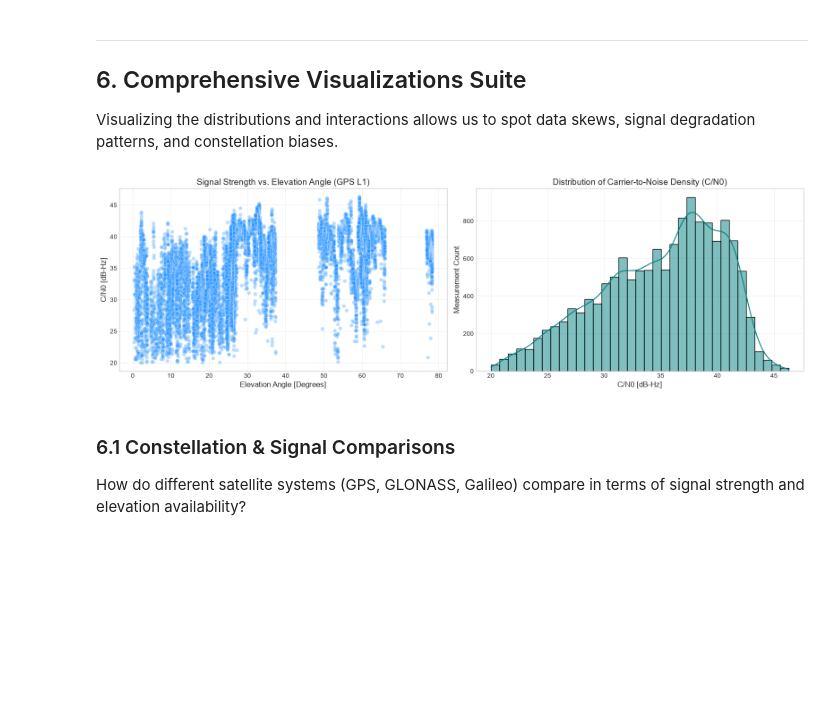
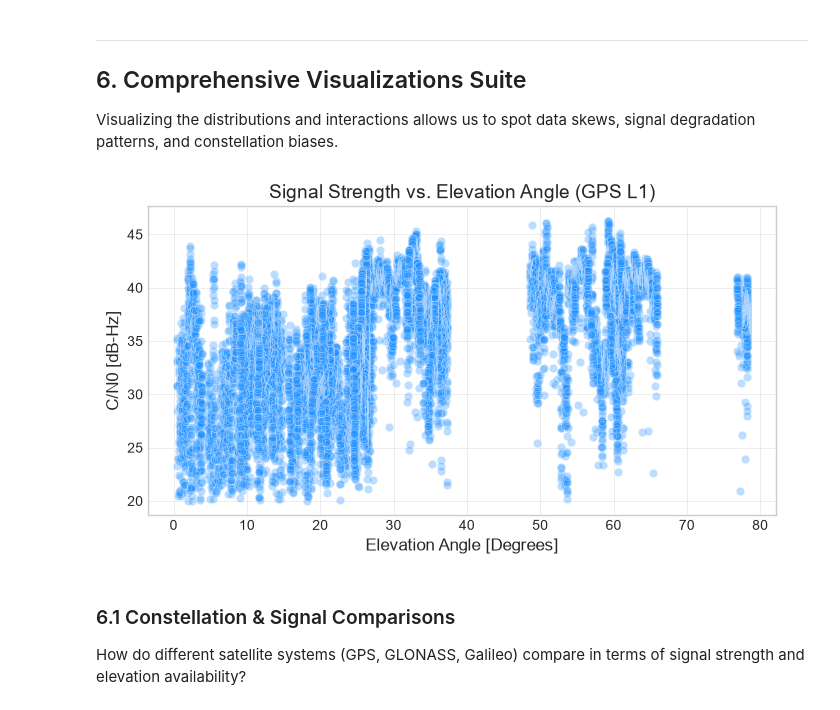
Before and after one commit to yahav0547-a11y/mission1, a Jupyter notebook: GNSS_EDA_Assignment_Refactored.ipynb, the cells around one changed output. Cells and saved outputs as stored; diff of their text form; code cells hidden in the pictures; blank space fills up the shorter version.

```diff
--- a/GNSS_EDA_Assignment_Refactored.ipynb
+++ b/GNSS_EDA_Assignment_Refactored.ipynb
@@ -262,25 +641,20 @@ Visualizing the distributions and interactions allows us to spot data skews, sig
 # %%
 # Filter GPS L1 satellites for a clean physical representation
 clean_gps = df[(df["ConstellationType"] == 1) & (df["SignalType"] == "GPS_L1_CA")].copy()
 
-fig, axes = plt.subplots(1, 2, figsize=(16, 5))
+plt.figure(figsize=(7, 4))
 
 # Plot 1: Elevation vs Signal Strength
-sns.scatterplot(data=clean_gps, x="SvElevationDegrees", y="Cn0DbHz", alpha=0.3, color="dodgerblue", ax=axes[0])
-axes[0].set_title("Signal Strength vs. Elevation Angle (GPS L1)")
-axes[0].set_xlabel("Elevation Angle [Degrees]")
-axes[0].set_ylabel("C/N0 [dB-Hz]")
+sns.scatterplot(data=clean_gps, x="SvElevationDegrees", y="Cn0DbHz", alpha=0.3, color="dodgerblue")
+plt.title("Signal Strength vs. Elevation Angle (GPS L1)")
+plt.xlabel("Elevation Angle [Degrees]")
+plt.ylabel("C/N0 [dB-Hz]")
 
-# Plot 2: C/N0 Distribution
-sns.histplot(clean_gps["Cn0DbHz"], bins=35, kde=True, color="teal", ax=axes[1])
-axes[1].set_title("Distribution of Carrier-to-Noise Density (C/N0)")
-axes[1].set_xlabel("C/N0 [dB-Hz]")
-axes[1].set_ylabel("Measurement Count")
 
 plt.tight_layout()
 plt.show()
 # %% [output]
-[figure, old version]
+[figure, new version]
 # %% [markdown]
 
 ### 6.1 Constellation & Signal Comparisons
```
Also changed, not shown: parts of 23 cells of this notebook, 2 other files.
